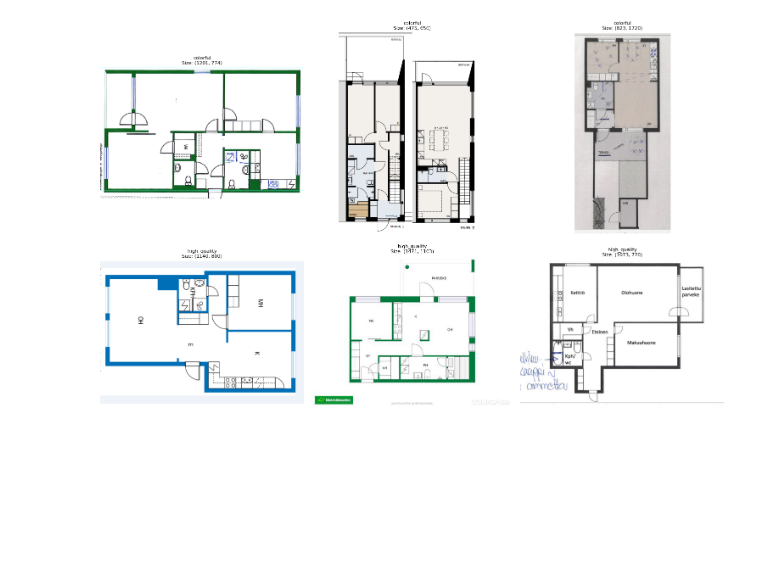
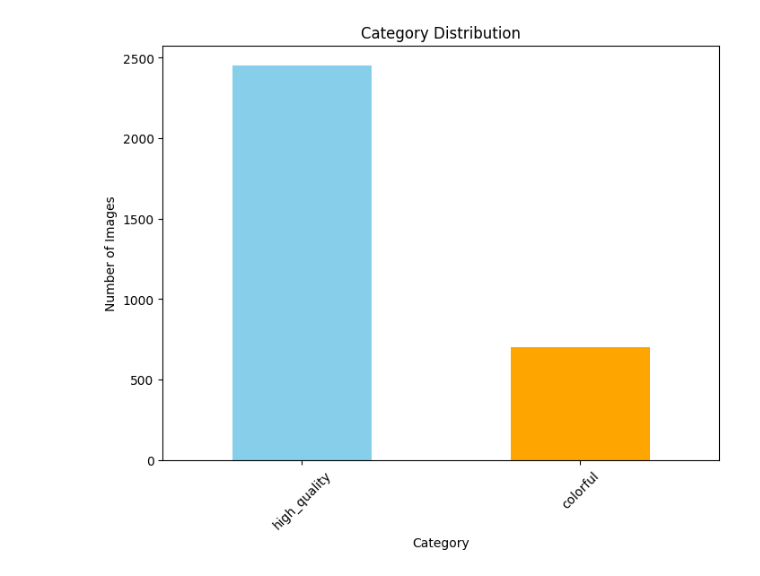
Before and after one commit to AdrianCC9/Athena, a Jupyter notebook: data_visualization.ipynb, the cells around one changed output. Drawn from its saved outputs; the diff is of its cells as text; code cells hidden in the pictures; blank space fills up the shorter version.

Commit message:
changes to data visualization script

```diff
--- a/data_visualization.ipynb
+++ b/data_visualization.ipynb
@@ -78,27 +61,19 @@ show_images_by_category(metadata, category='colorful', num_images=5)
-# %%
-# Function to show side-by-side images from multiple categories
-def compare_categories(metadata, categories, num_images=3):
-
-    fig, axes = plt.subplots(len(categories), num_images, figsize=(15, len(categories) * 5))
-
-    for i, category in enumerate(categories):
-        # Filter metadata for the given category
-        category_data = metadata[metadata['category'] == category]
-        # Sample images from the category
-        sample_data = category_data.sample(n=num_images)
-
-        for ax, (_, row) in zip(axes[i] if len(categories) > 1 else [axes], sample_data.iterrows()):
-            # Load and display the image
-            img = Image.open(row['image_path'])
-            ax.imshow(img)
-            ax.axis('off')
-            # Add category info
-            ax.set_title(f"{category}\nSize: {row['image_size']}", fontsize=8)
-
-    plt.tight_layout()
-    plt.show()
-
-# Compare images from "colorful" and "high_quality" categories
-compare_categories(metadata, categories=['colorful', 'high_quality'], num_images=3)
-# %% [output]
-[figure, removed]
+# %%
+def plot_category_distribution(metadata):
+    """
+    Plots the distribution of categories in the dataset.
+    """
+    category_counts = metadata['category'].value_counts()
+
+    plt.figure(figsize=(8, 6))
+    category_counts.plot(kind='bar', color=['skyblue', 'orange'])
+    plt.title('Category Distribution')
+    plt.xlabel('Category')
+    plt.ylabel('Number of Images')
+    plt.xticks(rotation=45)
+    plt.show()
+
+# Call the function
+plot_category_distribution(metadata)
+# %% [output]
+[figure, added]
```
Also changed, not shown: parts of 7 cells of this notebook.
